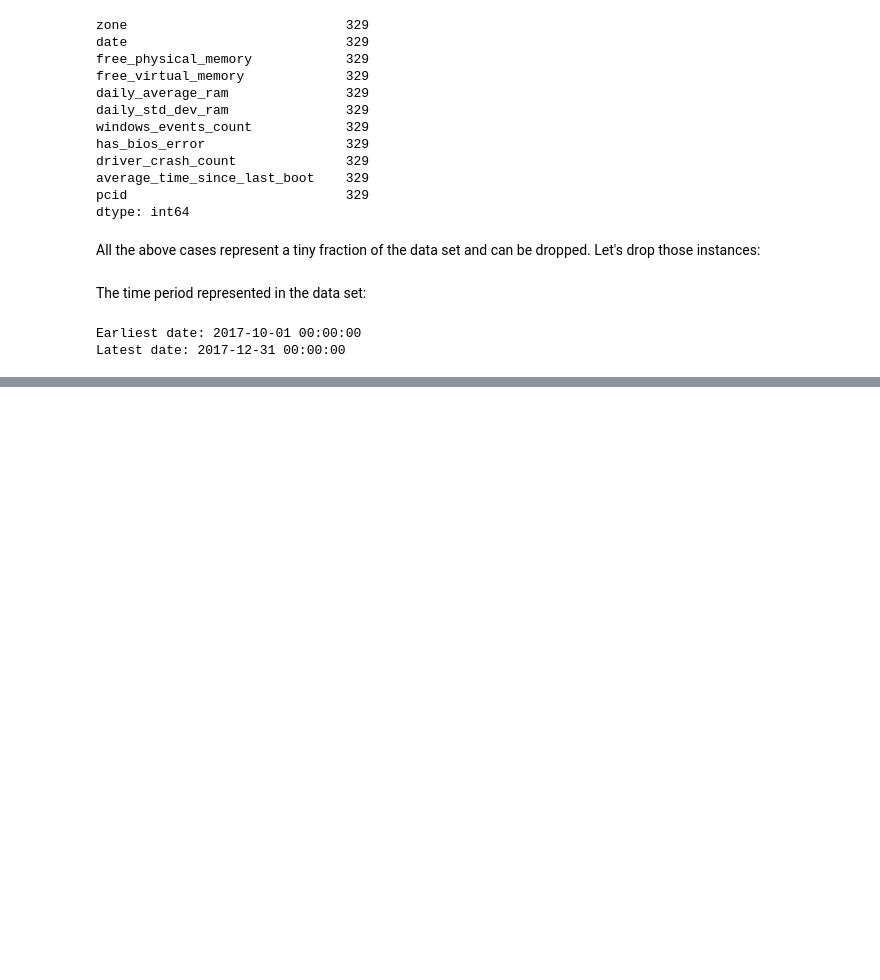
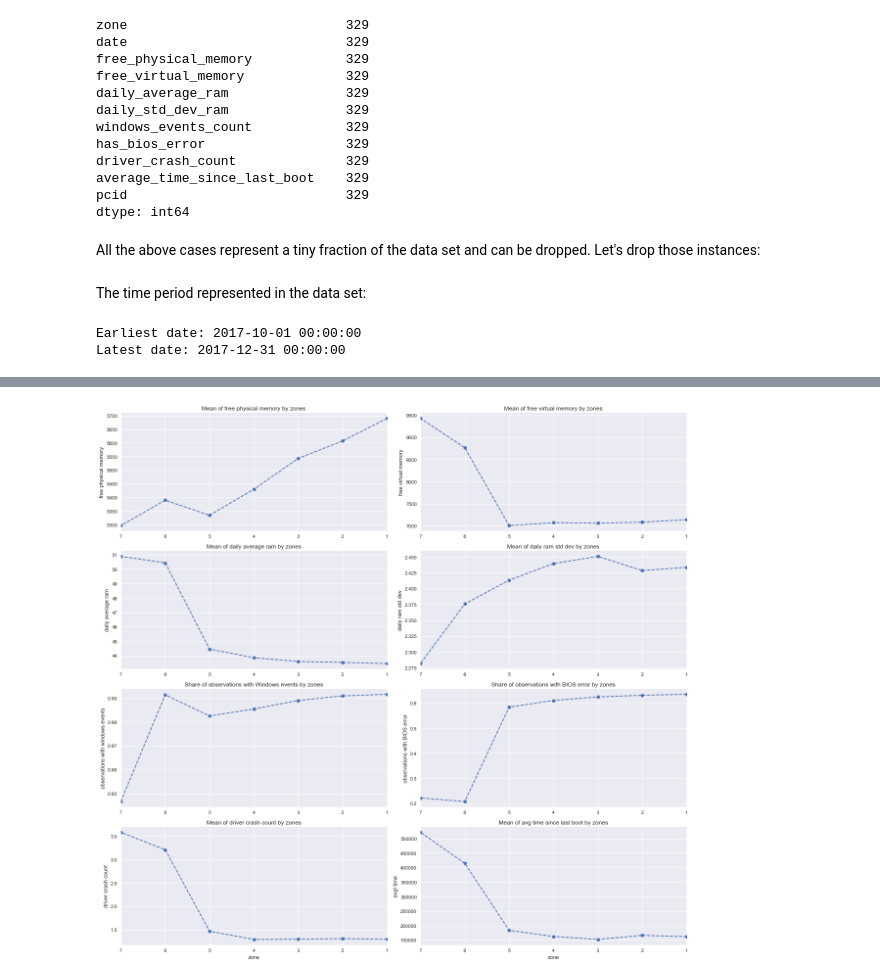
Before and after one commit to mamnunam/Springboard_Data_Science_track, a Jupyter notebook: Capstone_2/Capstone_project_2.ipynb, the cells around one changed output, grey strips where cells are left out. Drawn from its saved outputs; the diff is of its cells as text; code cells hidden in the pictures; blank space fills up the shorter version.

```diff
--- a/Capstone_2/Capstone_project_2.ipynb
+++ b/Capstone_2/Capstone_project_2.ipynb
@@ -296,0 +294,60 @@ The proportion of the devices with a BIOS error in zones 5 to 1 is almost 2 time
+# %%
+#Converting a 'groupby' object to a DataFrame
+means = df_cleaned.groupby('zone').mean().reset_index()
+
+#Plotting the charts
+plt.figure(figsize=(17,16))
+plt.subplot(4,2,1)
+plt.title('Mean of free physical memory by zones')
+plt.plot('zone', 'free_physical_memory', data= means, marker='o', linestyle='dashed')
+plt.ylabel('free physical memory')
+plt.xlim(7,1)
+
+plt.subplot(4,2,2)
+plt.title('Mean of free virtual memory by zones')
+plt.plot('zone', 'free_virtual_memory', data= means, marker='o', linestyle='dashed')
+plt.ylabel('free virtual memory')
+plt.xlim(7,1)
+
+plt.subplot(4,2,3)
+plt.title('Mean of daily average ram by zones')
+plt.plot('zone', 'daily_average_ram', data= means, marker='o', linestyle='dashed')
+plt.ylabel('daily average ram')
+plt.xlim(7,1)
+
+plt.subplot(4,2,4)
+plt.title('Mean of daily ram std dev by zones')
+plt.plot('zone', 'daily_std_dev_ram', data= means, marker='o', linestyle='dashed')
+plt.ylabel('daily ram std dev')
+plt.xlim(7,1)
+
+plt.subplot(4,2,5)
+plt.title('Share of observations with Windows events by zones')
+plt.plot('zone', 'windows_events_count', data= means, marker='o', linestyle='dashed')
+plt.ylabel('observations with windows events')
+plt.xlim(7,1)
+
+plt.subplot(4,2,6)
+plt.title('Share of observations with BIOS error by zones')
+plt.plot('zone', 'has_bios_error', data= means, marker='o', linestyle='dashed')
+plt.ylabel('observations with BIOS error')
+plt.xlim(7,1)
+
+plt.subplot(4,2,7)
+plt.title('Mean of driver crash count by zones')
+plt.plot('zone', 'driver_crash_count', data= means, marker='o', linestyle='dashed')
+plt.xlabel('zone')
+plt.ylabel('driver crash count')
+plt.xlim(7,1)
+
+plt.subplot(4,2,8)
+plt.title('Mean of avg time since last boot by zones')
+plt.plot('zone', 'average_time_since_last_boot', data= means, marker='o', linestyle='dashed')
+plt.xlabel('zone')
+plt.ylabel('avgt time')
+plt.xlim(7,1)
+
+plt.tight_layout()
+plt.show()
+# %% [output]
+[figure, added]
```
Also changed, not shown: parts of 25 cells of this notebook.
